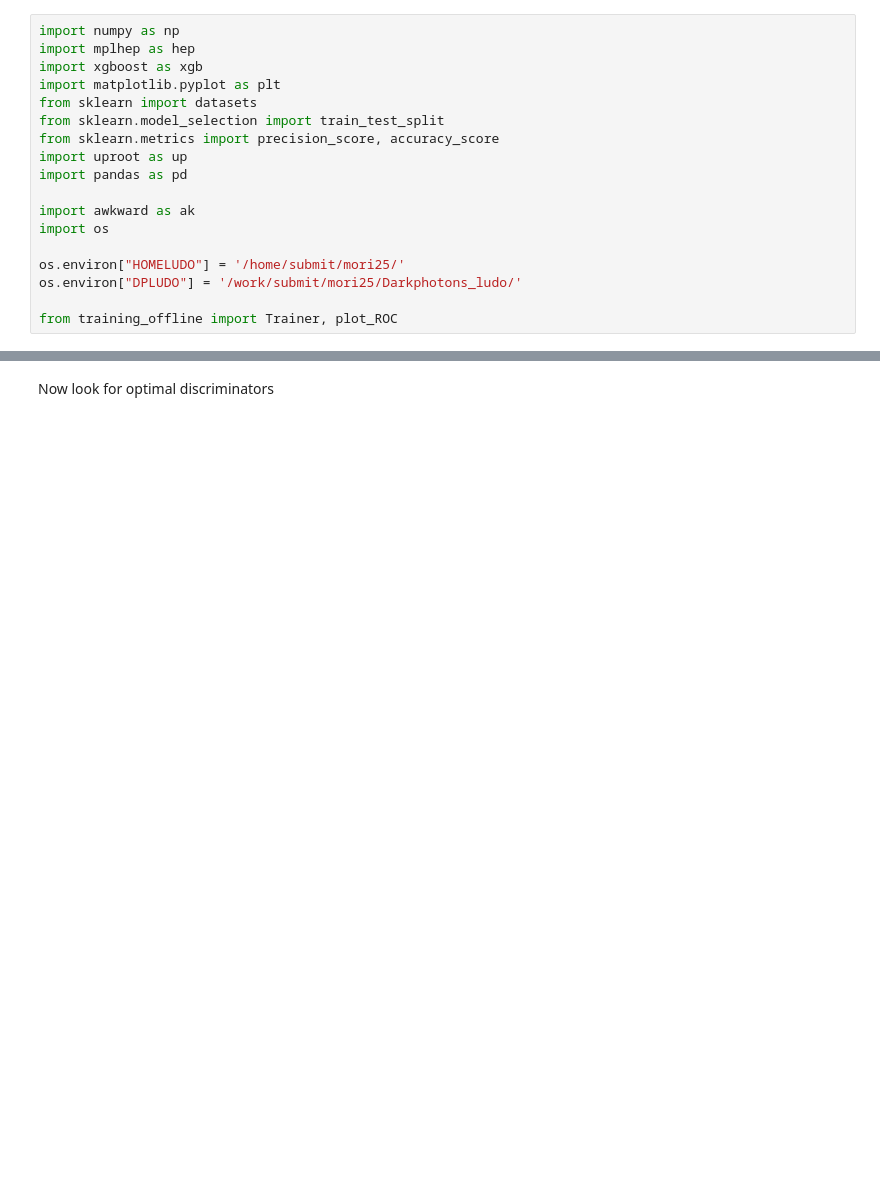
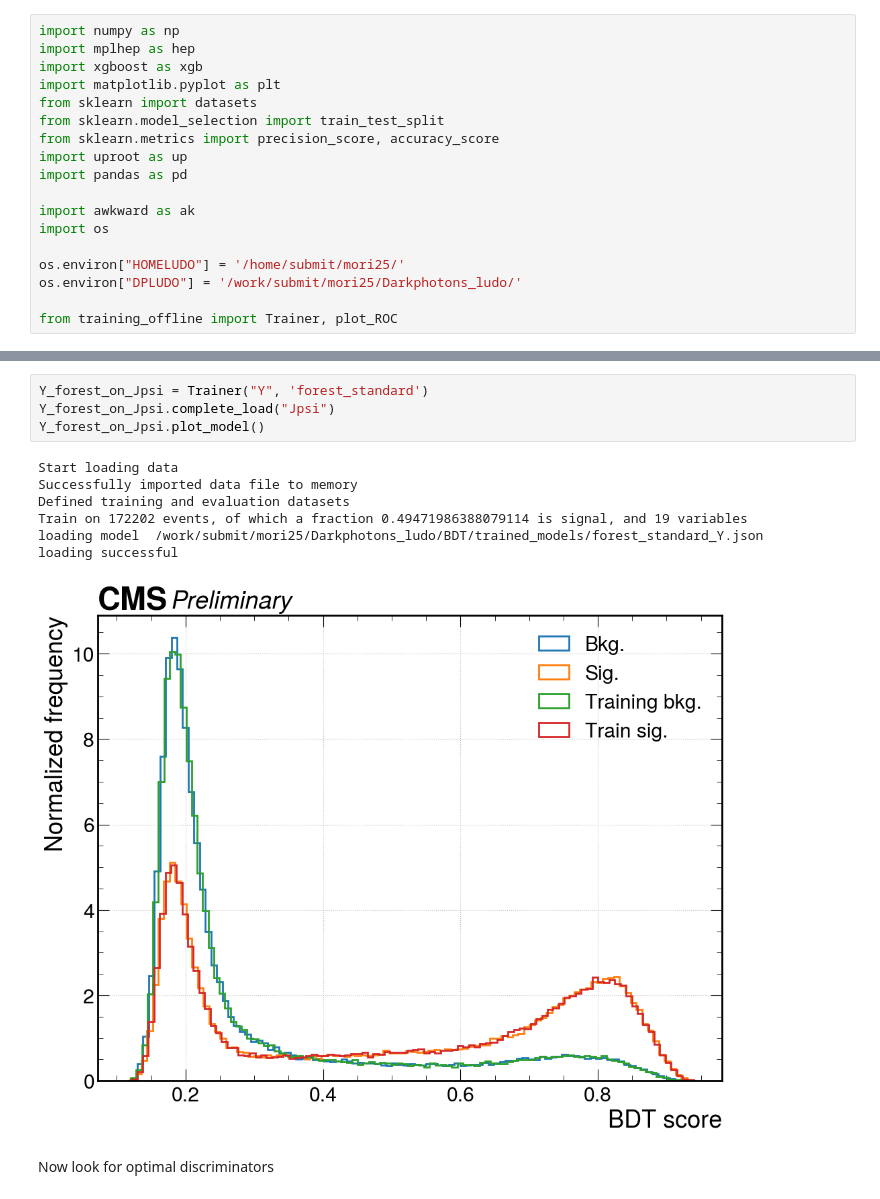
Before and after one commit to ludomori99/Darkphotons_Run3, a Jupyter notebook: BDT/view_training.ipynb, the cells around one changed output, grey strips where cells are left out. Saved outputs shown, nothing was run; the diff lists cells and outputs as text; blank space fills up the shorter version.

```diff
--- a/BDT/view_training.ipynb
+++ b/BDT/view_training.ipynb
@@ -58,3 +59,15 @@ plot_ROC(Y_tree.dtrain,Y_tree.dval,[Y_tree.bst,Y_forest.bst], ["GB tree", "Boost
+# %%
+Y_forest_on_Jpsi = Trainer("Y", 'forest_standard')
+Y_forest_on_Jpsi.complete_load("Jpsi")
+Y_forest_on_Jpsi.plot_model()
+# %% [output]
+Start loading data
+Successfully imported data file to memory
+Defined training and evaluation datasets
+Train on 172202 events, of which a fraction 0.49471986388079114 is signal, and 19 variables
+loading model  /work/submit/mori25/Darkphotons_ludo/BDT/trained_models/forest_standard_Y.json
+loading successful
+[figure, added]
 # %% [markdown]
 Now look for optimal discriminators
 # %%
```
Also changed, not shown: parts of 10 cells of this notebook, 1 other file.
